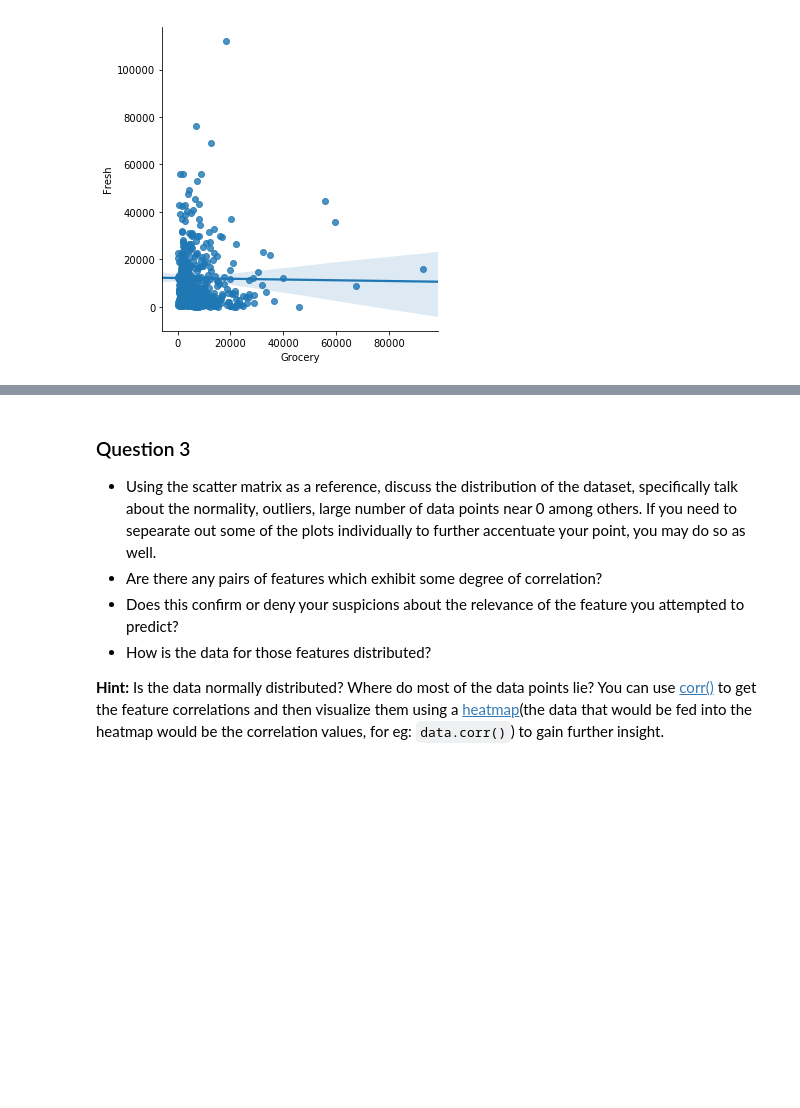
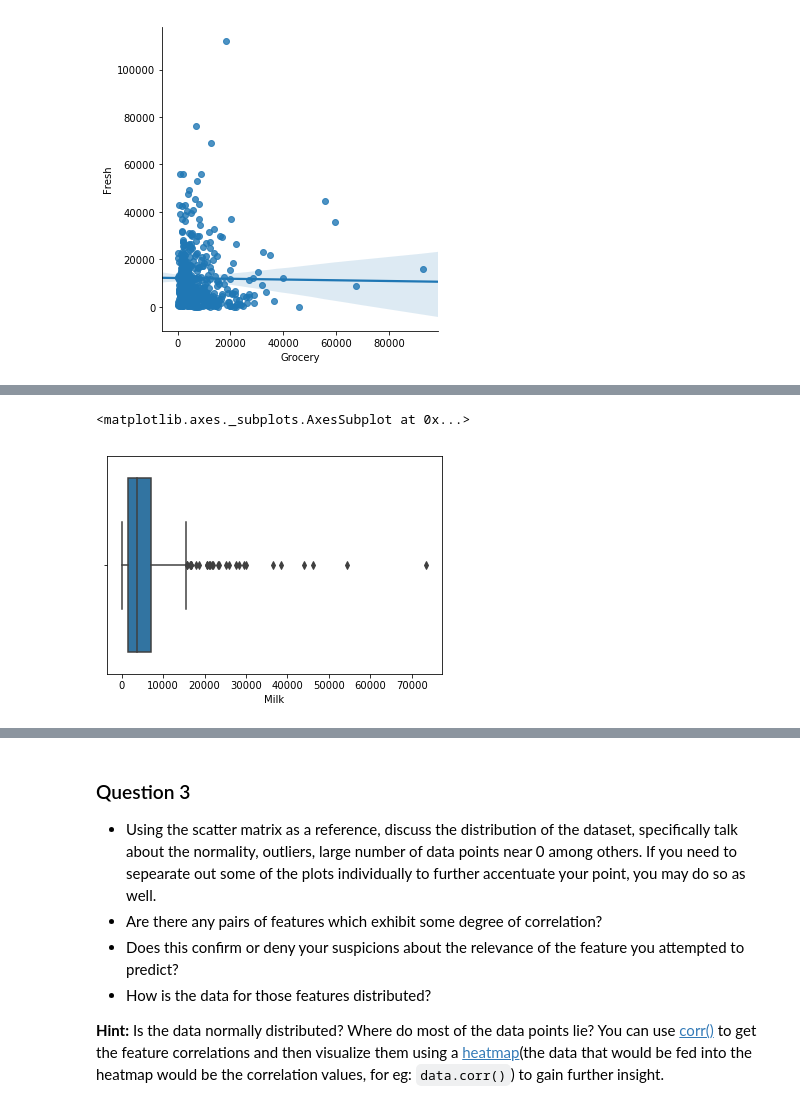
Before and after one commit to shobhit-upadhyaya/udacity_nano_degree, a Jupyter notebook: customer_segments/customer_segments.ipynb, the cells around one changed output, grey strips where cells are left out. Saved outputs shown, nothing was run; the diff lists cells and outputs as text; code cells hidden in the pictures; blank space fills up the shorter version.

```diff
--- a/customer_segments/customer_segments.ipynb
+++ b/customer_segments/customer_segments.ipynb
@@ -187,0 +193,5 @@ g = sns.lmplot(x="Grocery", y="Fresh", data=data, size=5)
+# %%
+sns.boxplot(data['Milk'])
+# %% [output]
+<matplotlib.axes._subplots.AxesSubplot at 0x...>
+[figure, added]
```
Also changed, not shown: parts of 16 cells of this notebook.
